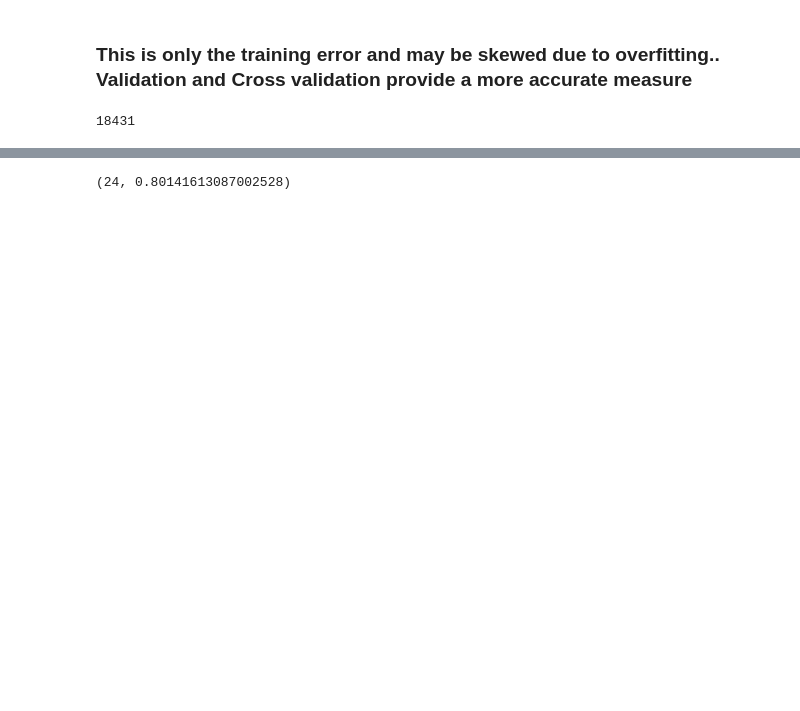
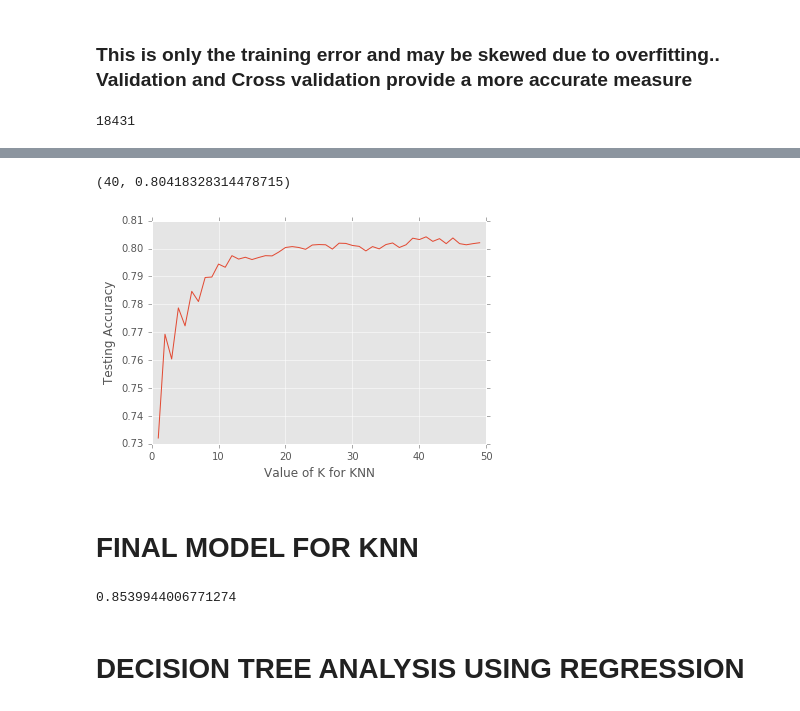
Before and after one commit to willakkaya/DS-SF-27, a Jupyter notebook: final-project/3/code/final-project-4-akkaya.ipynb, the cells around one changed output, grey strips where cells are left out. Saved outputs shown, nothing was run; the diff lists cells and outputs as text; code cells hidden in the pictures; blank space fills up the shorter version.

```diff
--- a/final-project/3/code/final-project-4-akkaya.ipynb
+++ b/final-project/3/code/final-project-4-akkaya.ipynb
@@ -441,6 +478,6 @@ KFold CrossValScore 0.779121269081
 # %%
 
-k_range = np.arange(1, 26)
+k_range = np.arange(1, 50)
 scores = []
 for k in k_range:
     knn = KNeighborsClassifier(n_neighbors=k)
@@ -449,4 +486,28 @@ for k in k_range:
     scores.append(metrics.accuracy_score(test_c, y_pred))
 print(scores.index(max(scores)), max(scores))
 # %% [output]
-(24, 0.80141613087002528)
+(40, 0.80418328314478715)
+# %%
+plt.plot(k_range, scores)
+plt.xlabel('Value of K for KNN')
+plt.ylabel('Testing Accuracy')
+plt.grid(True)
+# %% [output]
+[figure, added]
+# %% [markdown]
+# FINAL MODEL FOR KNN
+# %%
+X = df[ ['age', 'sex', 'education_num','hours_week'] ]
+scaler = preprocessing.MinMaxScaler().fit(X)
+X = scaler.transform(X)
+
+c = df.income
+
+model = neighbors.KNeighborsClassifier(n_neighbors = 15, weights = 'distance').\
+    fit(X, c)
+
+model.score(X, c)
+# %% [output]
+0.8539944006771274
+# %% [markdown]
+# DECISION TREE ANALYSIS USING REGRESSION
```
Also changed, not shown: parts of 40 cells of this notebook.
